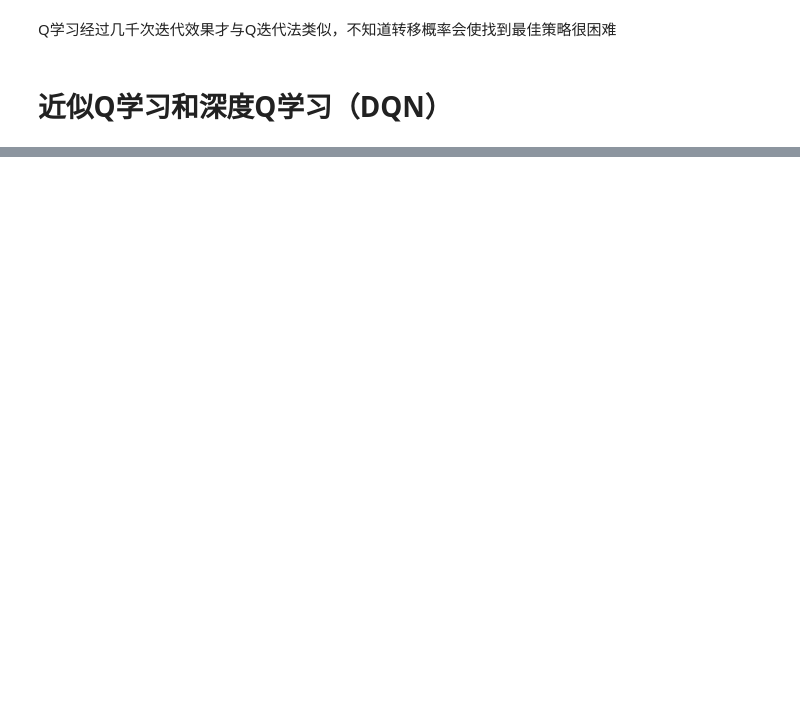
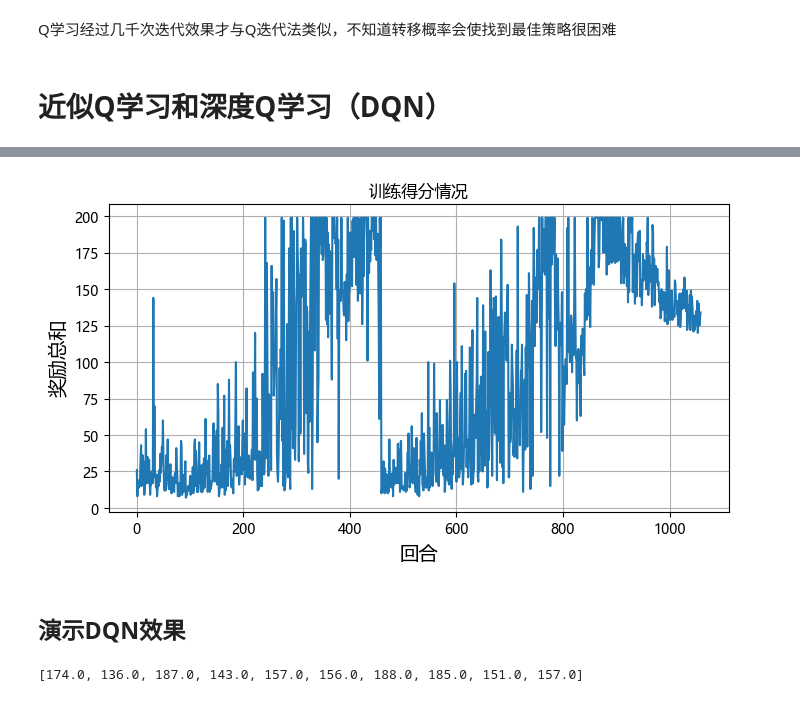
Before and after one commit to Aegis1863/ML_practice, a Jupyter notebook: 机器学习实战笔记/18_强化学习.ipynb, the cells around one changed output, grey strips where cells are left out. Saved outputs shown, nothing was run; the diff lists cells and outputs as text; code cells hidden in the pictures; blank space fills up the shorter version.

```diff
--- a/机器学习实战笔记/18_强化学习.ipynb
+++ b/机器学习实战笔记/18_强化学习.ipynb
@@ -508,0 +510,13 @@ def training_step(batch_size):
+# %%
+# 初始化
+env = gym.make("CartPole-v1", render_mode="rgb_array")
+env.reset(seed=42)
+np.random.seed(42)
+tf.random.set_seed(42)
+rewards = []
+best_score = 0
+
+batch_size = 32
+discount_factor = 0.95
+optimizer = tf.keras.optimizers.Nadam(learning_rate=1e-2)  # 优化器
+loss_fn = tf.keras.losses.mean_squared_error  # 损失函数mse
@@ -508,0 +548,20 @@ def training_step(batch_size):
+# %%
+for episode in range(600): # 600回合
+    obs, info = env.reset()
+    for step in range(200): # 执行最多200步
+        epsilon = max(1 - episode / 500, 0.01) # 功率调节，最小是0.01，线性降低
+        obs, reward, done, truncated, info = play_one_step(model, env, obs, epsilon)
+        if done or truncated:
+            break
+    # 显示信息并且应用最佳权重 #
+    print(f"\rEpisode: {episode + 1}, Steps: {step + 1}, ε: {epsilon:.3f}",
+          end="")
+    rewards.append(step) # 记录本回合最终分数
+    if step >= best_score: # 最终步骤数实际上等于奖励分数
+        best_weights = model.get_weights() # 获得本回合的权重
+        best_score = step # 保留该回合最高分
+
+    if episode > 50: # 50个回合之后再训练，目的是先增加经验，但是具体加了多少不确定，因为每回合步骤几乎是随机的
+        training_step(batch_size)
+
+model.set_weights(best_weights)  # 把最佳权重赋值到模型
@@ -508,0 +576,16 @@ def training_step(batch_size):
+# %%
+plt.figure(figsize=(8, 4))
+plt.plot(rewards)
+plt.xlabel("回合", fontsize=14)
+plt.ylabel("奖励总和", fontsize=14) # 坚持一步就是一分，最多200步
+plt.grid(True)
+plt.title('训练得分情况')
+plt.savefig('pictures/RL_02.jpg')
+# %% [output]
+[figure, added]
+# %% [markdown]
+## 演示DQN效果
+# %%
+show_DQN_policy(model)
+# %% [output]
+[174.0, 136.0, 187.0, 143.0, 157.0, 156.0, 188.0, 185.0, 151.0, 157.0]
```
Also changed, not shown: parts of 81 cells of this notebook, 4 other files.
